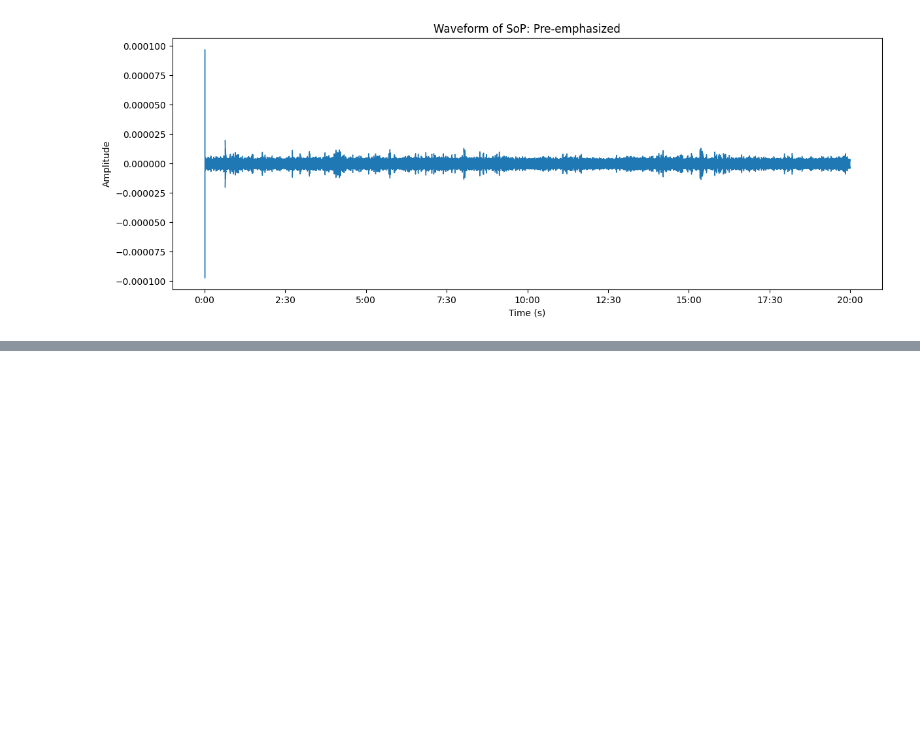
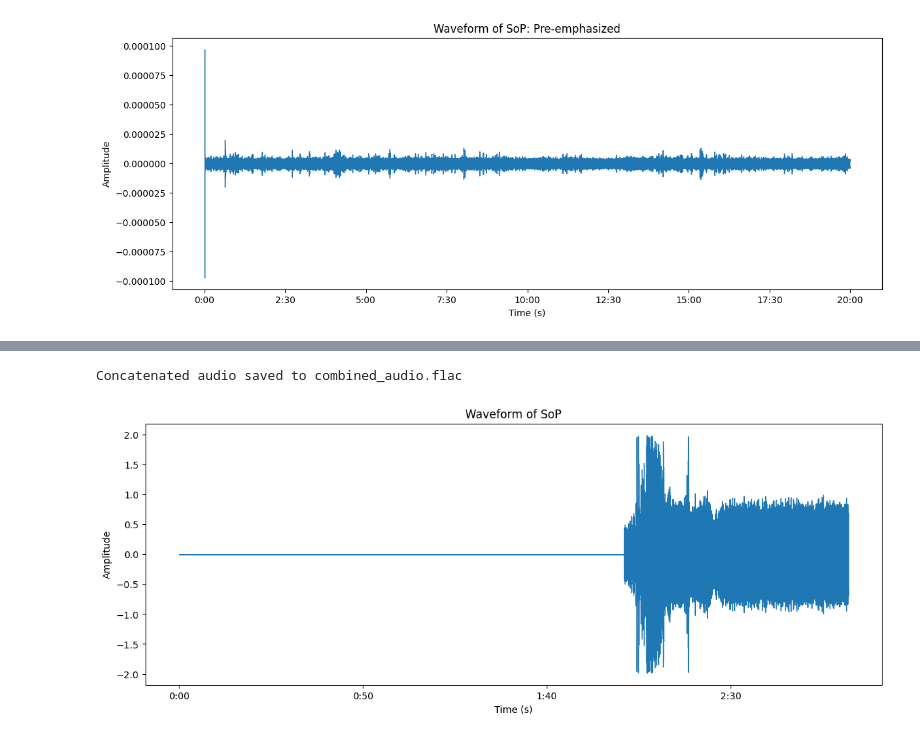
Before and after one commit to Kennethdotse/ML_for_under_sea_fibre_cable_monitoring, a Jupyter notebook: Sensitivity_Analysis.ipynb, the cells around one changed output, grey strips where cells are left out. Drawn from its saved outputs; the diff is of its cells as text; code cells hidden in the pictures; blank space fills up the shorter version.

```diff
--- a/Sensitivity_Analysis.ipynb
+++ b/Sensitivity_Analysis.ipynb
@@ -346,5 +363,19 @@ concatenate_uploaded_audio(uploaded, test_output_filename)
+# %%
+data_path = '/content/drive/MyDrive/22:05:23/'
+data_to_use = [os.path.join(data_path, f) for f in os.listdir(data_path) if f.endswith(('.wav', '.mp3', '.flac', '.ogg'))] # Add more extensions if needed
+test_1 = data_to_use[-1:]
+test_2 = data_to_use[2]
+
+audio_files_to_use = test_1 +[test_data]+ [test_2]
+output_filename = "combined_audio.flac"
+# %%
+concatenate_audio_from_path(audio_files_to_use, output_filename)
+# %% [output]
+Concatenated audio saved to combined_audio.flac
 # %%
-y_test, sop_test, sr = show_waveform(test_output_filename)
+y_test, sop_test, sr = show_waveform(output_filename)
+# %% [output]
+[figure, added]
 # %%
 sop_filtered_test = butter_filter(sop_test, cutoff_frequency, sr)
 # %%
```
Also changed, not shown: parts of 21 cells of this notebook.
